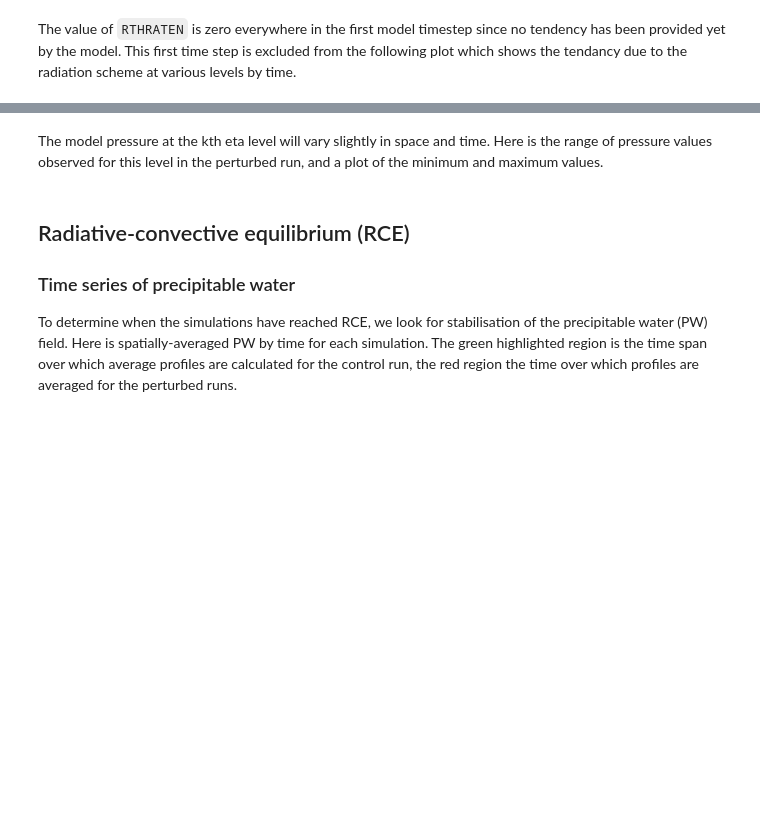
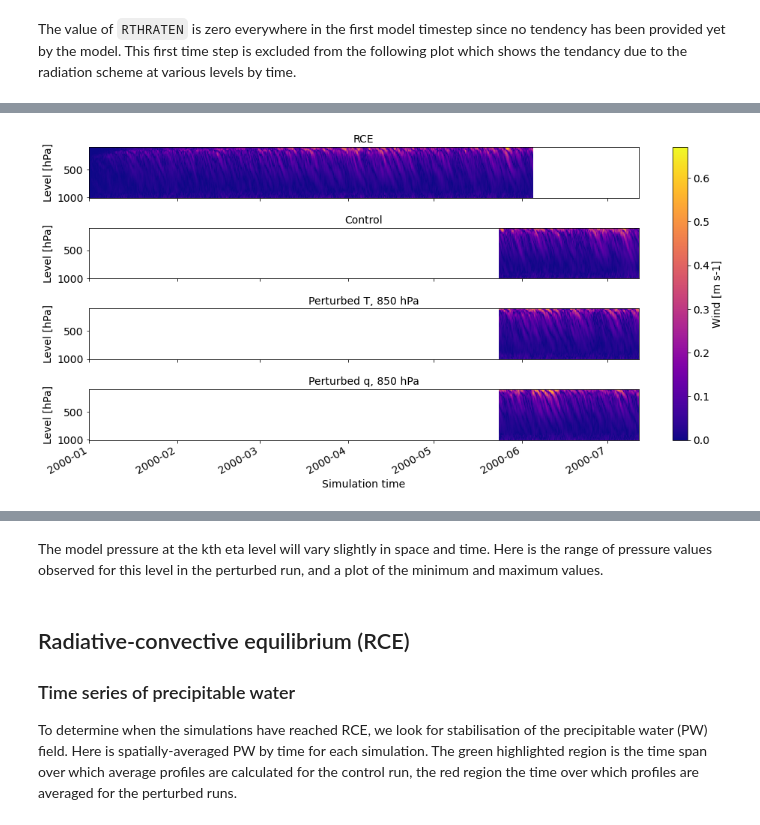
Before and after one commit to traupach/wrf_lrf_les, a Jupyter notebook: analysis/perturbation_analysis.ipynb, the cells around one changed output, grey strips where cells are left out. Drawn from its saved outputs; the diff is of its cells as text; code cells hidden in the pictures; blank space fills up the shorter version.

```diff
--- a/analysis/perturbation_analysis.ipynb
+++ b/analysis/perturbation_analysis.ipynb
@@ -117,0 +168,5 @@ k_pert = wp.perturbation_details(wrfinput_file=inputs['Perturbed T']+'/wrfinput_
+# %%
+wind = wp.wind(dat=wrfvars)
+wp.plot_wind(wind=wind, figsize=[14,7])
+# %% [output]
+[figure, added]
```
Also changed, not shown: parts of 56 cells of this notebook, 6 other files.
